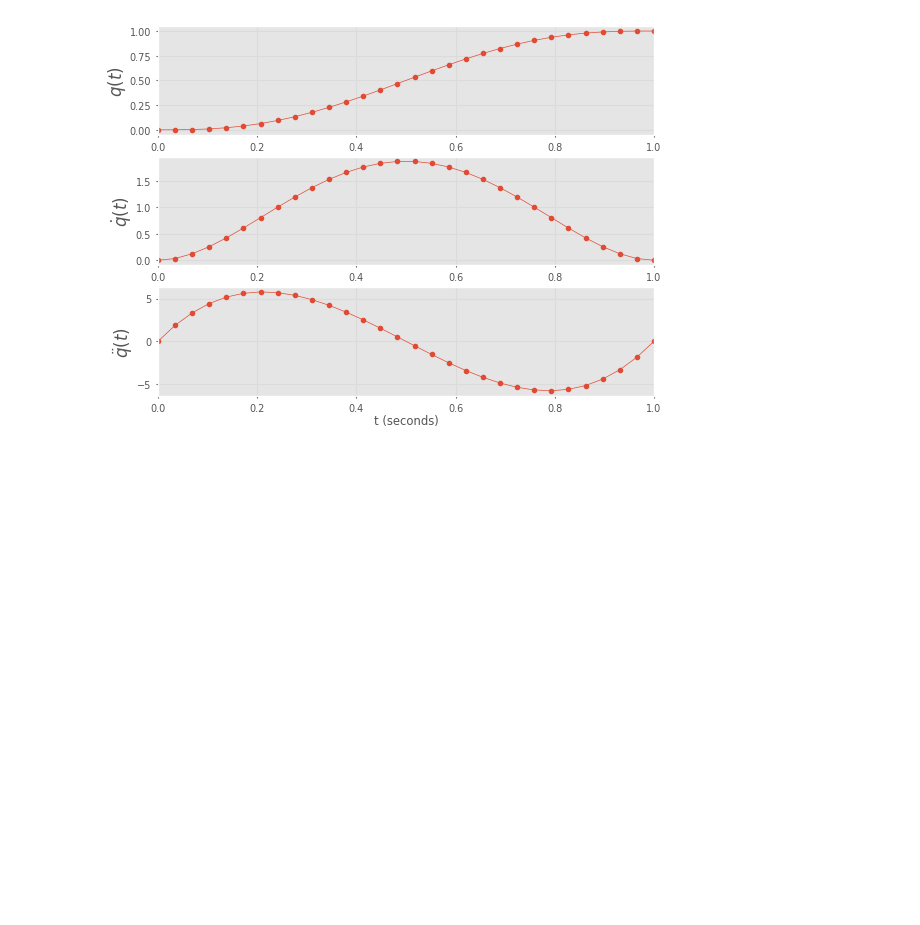
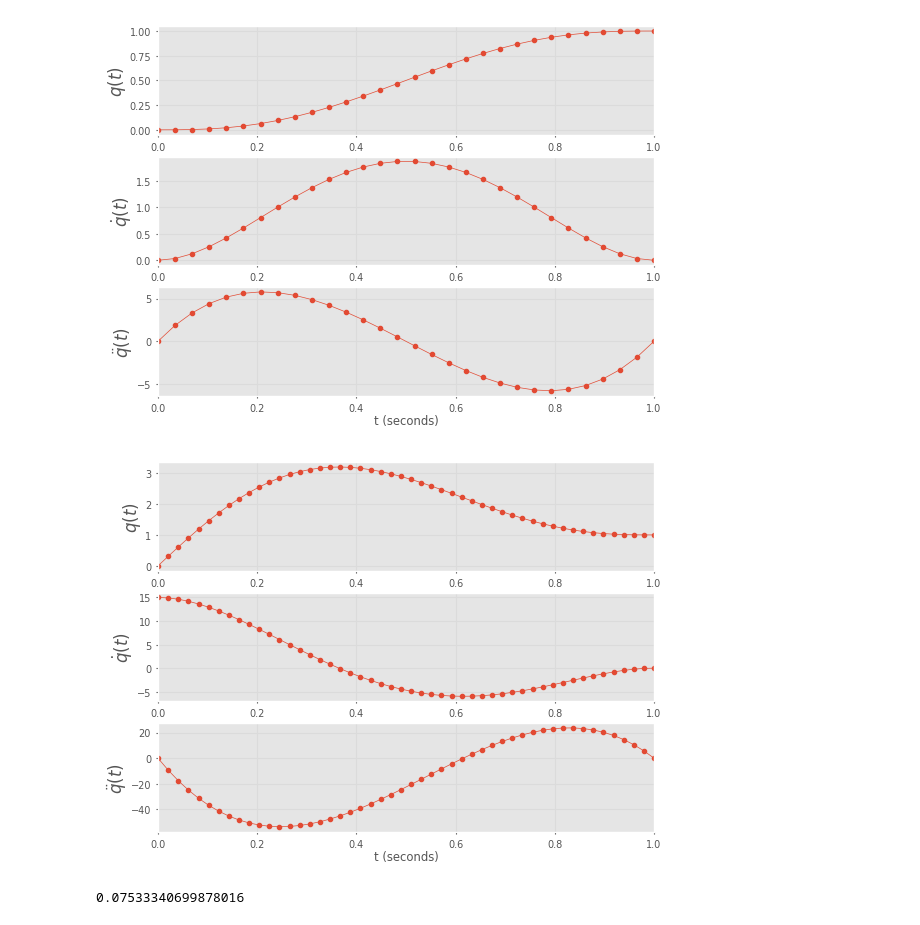
Before and after one commit to AleksandrMorozov123/Computer-vision-with-TensorFlow-Keras-and-OpenCV, a Jupyter notebook: toolbox_for_robotics.ipynb, the cells around one changed output. Drawn from its saved outputs; the diff is of its cells as text; code cells hidden in the pictures; blank space fills up the shorter version.

```diff
--- a/toolbox_for_robotics.ipynb
+++ b/toolbox_for_robotics.ipynb
@@ -285,3 +289,13 @@ traj = quintic (0, 1, np.linspace (0, 1, 30))
 traj.plot ()
 # %% [output]
 [figure]
+# %%
+traj = quintic (0, 1, np.linspace (0, 1, 50), qd0 = 15, qdf = 0)
+traj.plot ()
+# %% [output]
+[figure, added]
+# %%
+qd = traj.qd
+qd.mean () / qd.max ()
+# %% [output]
+0.07533340699878016
```
Also changed, not shown: parts of 6 cells of this notebook.
